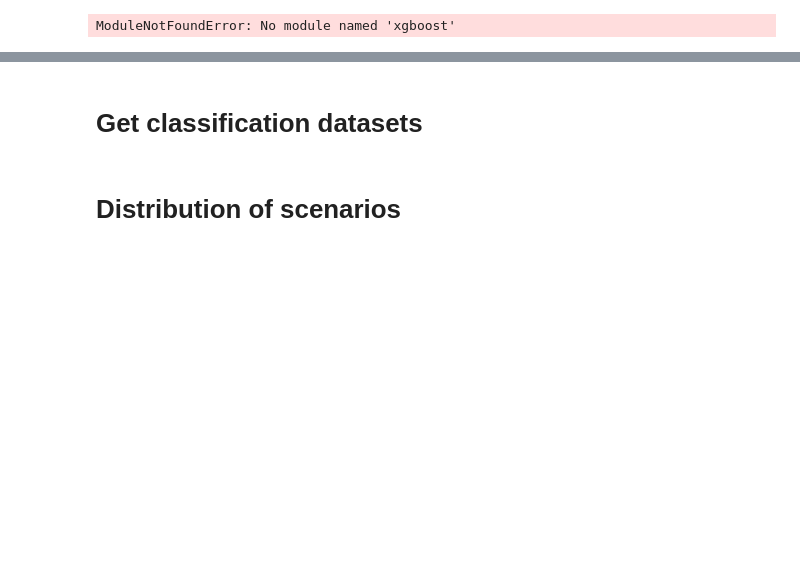
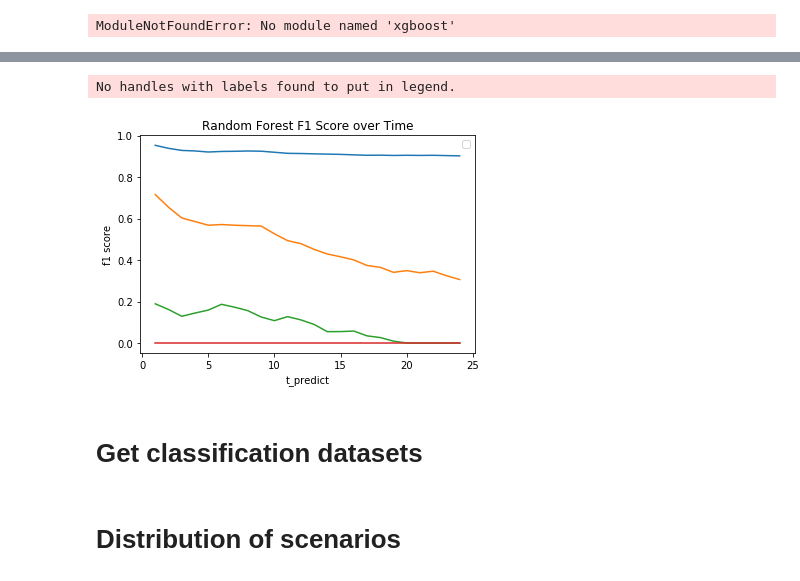
Before and after one commit to leobix/safi, a Jupyter notebook: safi_project_processing-classification.ipynb, the cells around one changed output, grey strips where cells are left out. Cells and saved outputs as stored; diff of their text form; code cells hidden in the pictures; blank space fills up the shorter version.

Commit message:
classification

```diff
--- a/safi_project_processing-classification.ipynb
+++ b/safi_project_processing-classification.ipynb
@@ -224,12 +227,2 @@ keep last forecast, duplicates dropped =  91845
 # %% [markdown]
 ## Random Forest
-# %%
-from sklearn.ensemble import RandomForestClassifier
-from sklearn.datasets import make_classification
-
-
-clf2 = RandomForestClassifier(n_estimators = 200, max_depth=8, random_state=0)
-clf2.fit(x_train, y_train)
-y_pred = clf2.predict(x_test)
-print(confusion_matrix(y_test, y_pred))
-print(classification_report(y_test, y_pred))
@@ -253,0 +229,23 @@ ValueError: Input contains NaN, infinity or a value too large for dtype('float32
+# %%
+from sklearn.ensemble import RandomForestClassifier
+from sklearn.datasets import make_classification
+
+past_period = 12
+result = []
+for predict_period in range(1,25):
+    #make x, y
+    x, y = prepare_x_y(past_period, predict_period, historical_df, forecast_df)
+    #train test split
+    x_train, x_test, y_train, y_test = train_test_split(x, y, test_size=0.20, shuffle=False)
+
+    #call classifier
+    clf2 = RandomForestClassifier(n_estimators = 100, max_depth=5, random_state=0)
+    clf2.fit(x_train, y_train)
+    y_pred = clf2.predict(x_test)
+
+    #get f1 score
+    s1, s2, s3, s4 = f1_score(y_test, y_pred, average=None)
+    result.append([s1, s2, s3, s4])
+# change result into dataframe
+result_df_rf = DataFrame(result, columns=['s1','s2','s3','s4'], index = range(1,25))
+result_df_rf
@@ -269,3 +298,15 @@ ModuleNotFoundError: No module named 'xgboost'
+# %%
+#plot
+plt.plot(result_df_rf)
+# plt.plot(history.history['val_loss'], label='test')
+plt.legend()
+plt.title('Random Forest F1 Score over Time')
+plt.xlabel('t_predict')
+plt.ylabel('f1 score')
+plt.show()
+# %% [output]
+No handles with labels found to put in legend.
+[figure, added]
 # %% [markdown]
 # Get classification datasets
 # %%
```
Also changed, not shown: parts of 11 cells of this notebook.
